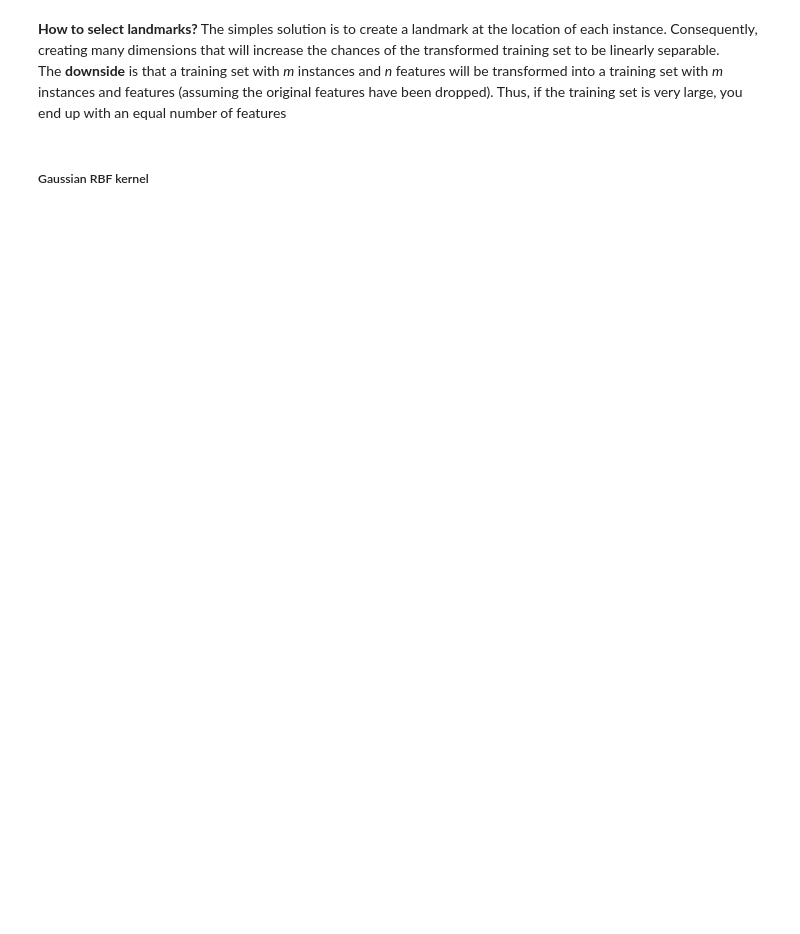
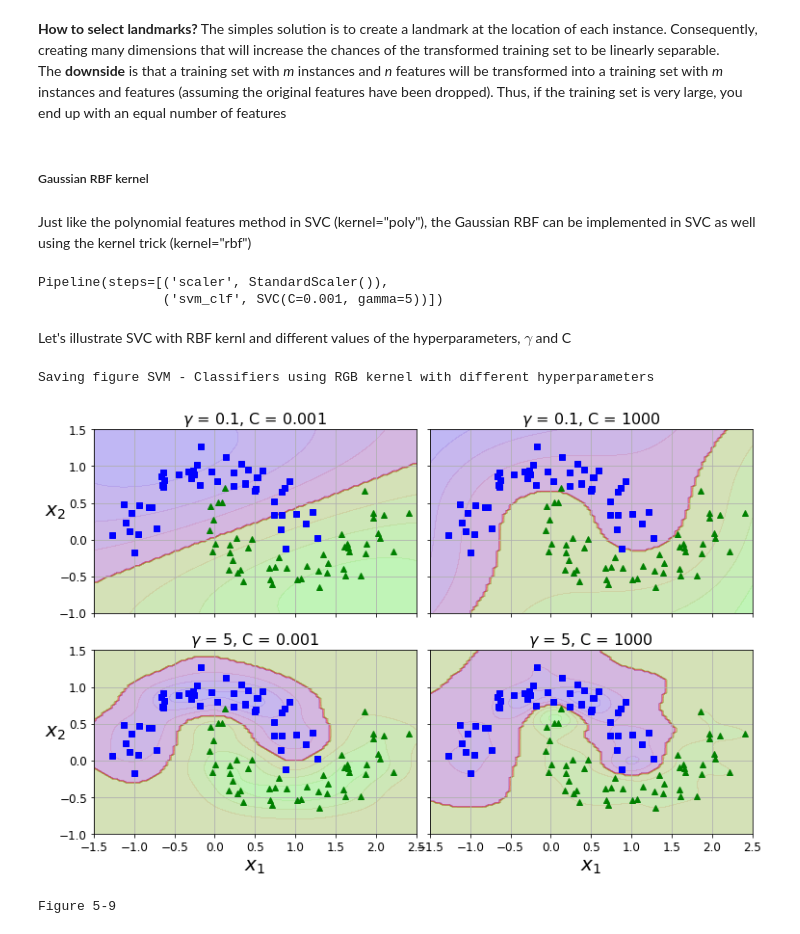
Before and after one commit to MarkJasonE/SupportVectorMachines, a Jupyter notebook: SupportVectorMachines.ipynb, the cells around one changed output. Saved outputs shown, nothing was run; the diff lists cells and outputs as text; code cells hidden in the pictures; blank space fills up the shorter version.

Commit message:
Added in section: Nonlinear SVM classification, point: Computational complexity. Added plots

```diff
--- a/SupportVectorMachines.ipynb
+++ b/SupportVectorMachines.ipynb
@@ -525,3 +533,51 @@ Thus, its new feature are $x_2$ = $exp\left(-0.3 \times 1^2\right) \approx 0.74$
 The <strong>downside</strong> is that a training set with <em>m</em> instances and <em>n</em> features will be transformed into a training set with <em>m</em> instances and features (assuming the original features have been dropped). Thus, if the training set is very large, you end up with an equal number of features
 # %% [markdown]
 ##### Gaussian RBF kernel
+# %% [markdown]
+Just like the polynomial features method in SVC (kernel="poly"), the Gaussian RBF can be implemented in SVC as well using the kernel trick (kernel="rbf")
+# %%
+rbf_svm_clf = Pipeline([
+    ("scaler", StandardScaler()),
+    ("svm_clf", SVC(kernel="rbf", gamma=5 , C=0.001))
+])
+rbf_svm_clf.fit(X, y)
+# %% [output]
+Pipeline(steps=[('scaler', StandardScaler()),
+                ('svm_clf', SVC(C=0.001, gamma=5))])
+# %% [markdown]
+Let's illustrate SVC with RBF kernl and different values of the hyperparameters, $\gamma$ and C
+# %%
+gamma1, gamma2 = 0.1, 5
+C1, C2 = 0.001, 1000
+hyperparams = (gamma1, C1), (gamma1, C2), (gamma2, C1), (gamma2, C2)
+
+svm_clfs = []
+for gamma, C in hyperparams:
+    rbf_kernel_svm_clf = Pipeline([
+        ("scaler", StandardScaler()),
+        ("svm_clf", SVC(kernel="rbf", gamma=gamma, C=C))
+    ])
+    rbf_kernel_svm_clf.fit(X, y)
+    svm_clfs.append(rbf_kernel_svm_clf)
+
+fig, axes = plt.subplots(nrows=2, ncols=2, figsize=(10.5, 7), sharex=True,
+                         sharey=True)
+
+for i, svm_clf in enumerate(svm_clfs):
+    plt.sca(axes[i // 2, i % 2])
+    plot_predictions(svm_clf, [-1.5, 2.5, -1, 1.5])
+    plot_datasets(X, y, [-1.5, 2.5, -1, 1.5])
+    gamma, C = hyperparams[i]
+    plt.title("$\gamma$ = {}, C = {}".format(gamma, C), fontsize=16)
+    if i in (0, 1):
+        plt.xlabel("")
+    if i in (1, 3):
+        plt.ylabel("")
+
+save_fig("SVM - Classifiers using RGB kernel with different hyperparameters")
+plt.show()
+print("Figure 5-9")
+# %% [output]
+Saving figure SVM - Classifiers using RGB kernel with different hyperparameters
+[figure, added]
+Figure 5-9
```
Also changed, not shown: parts of 3 cells of this notebook, 1 other file.
